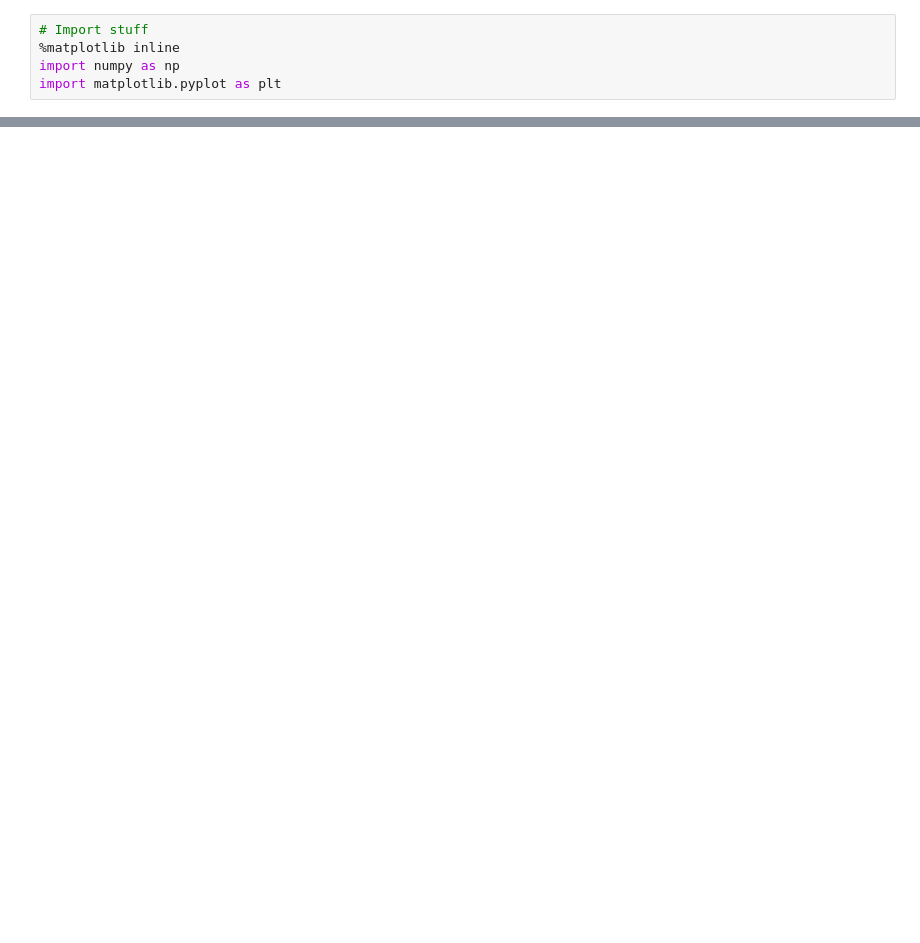
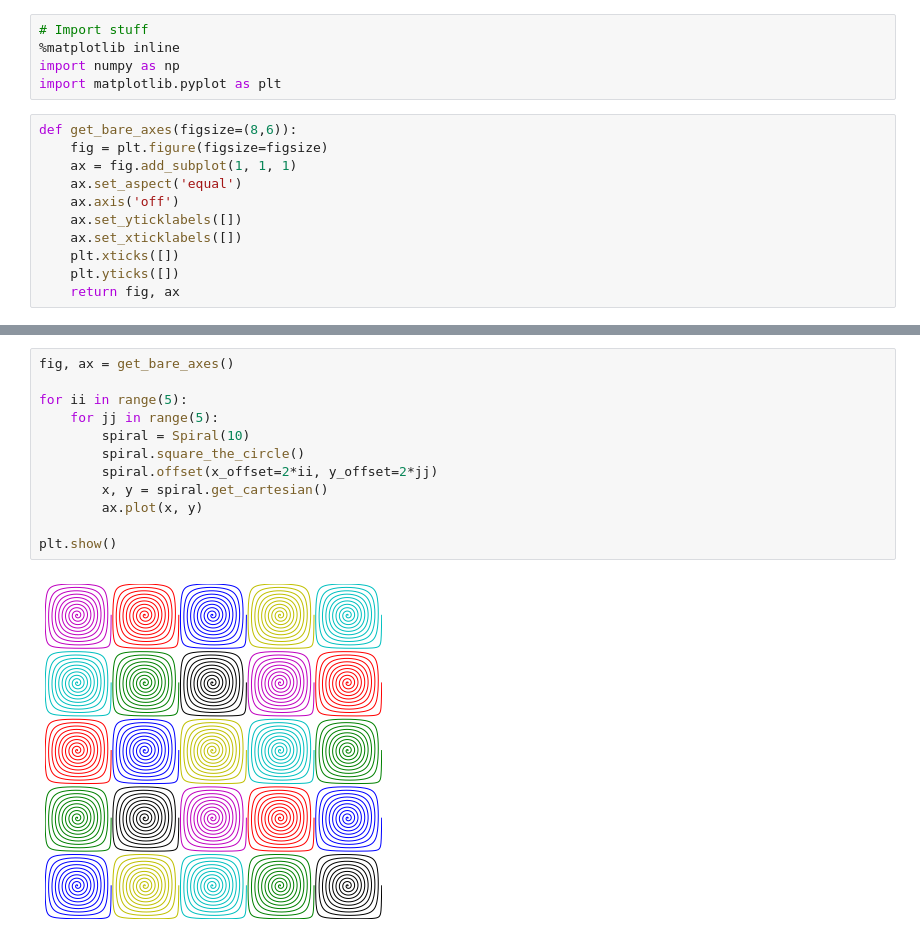
Before and after one commit to drpeteb/spirals, a Jupyter notebook: Spirals.ipynb, the cells around one changed output, grey strips where cells are left out. Drawn from its saved outputs; the diff is of its cells as text; blank space fills up the shorter version.

```diff
--- a/Spirals.ipynb
+++ b/Spirals.ipynb
@@ -3,6 +3,17 @@
 %matplotlib inline
 import numpy as np
 import matplotlib.pyplot as plt
+# %%
+def get_bare_axes(figsize=(8,6)):
+    fig = plt.figure(figsize=figsize)
+    ax = fig.add_subplot(1, 1, 1)
+    ax.set_aspect('equal')
+    ax.axis('off')
+    ax.set_yticklabels([])
+    ax.set_xticklabels([])
+    plt.xticks([])
+    plt.yticks([])
+    return fig, ax
 # %%
 class Spiral:
 
@@ -50 +78,15 @@ class Spiral:
+# %%
+fig, ax = get_bare_axes()
+
+for ii in range(5):
+    for jj in range(5):
+        spiral = Spiral(10)
+        spiral.square_the_circle()
+        spiral.offset(x_offset=2*ii, y_offset=2*jj)
+        x, y = spiral.get_cartesian()
+        ax.plot(x, y)
+
+plt.show()
+# %% [output]
+[figure, added]
 # %%
```
Also changed, not shown: parts of 2 cells of this notebook.
